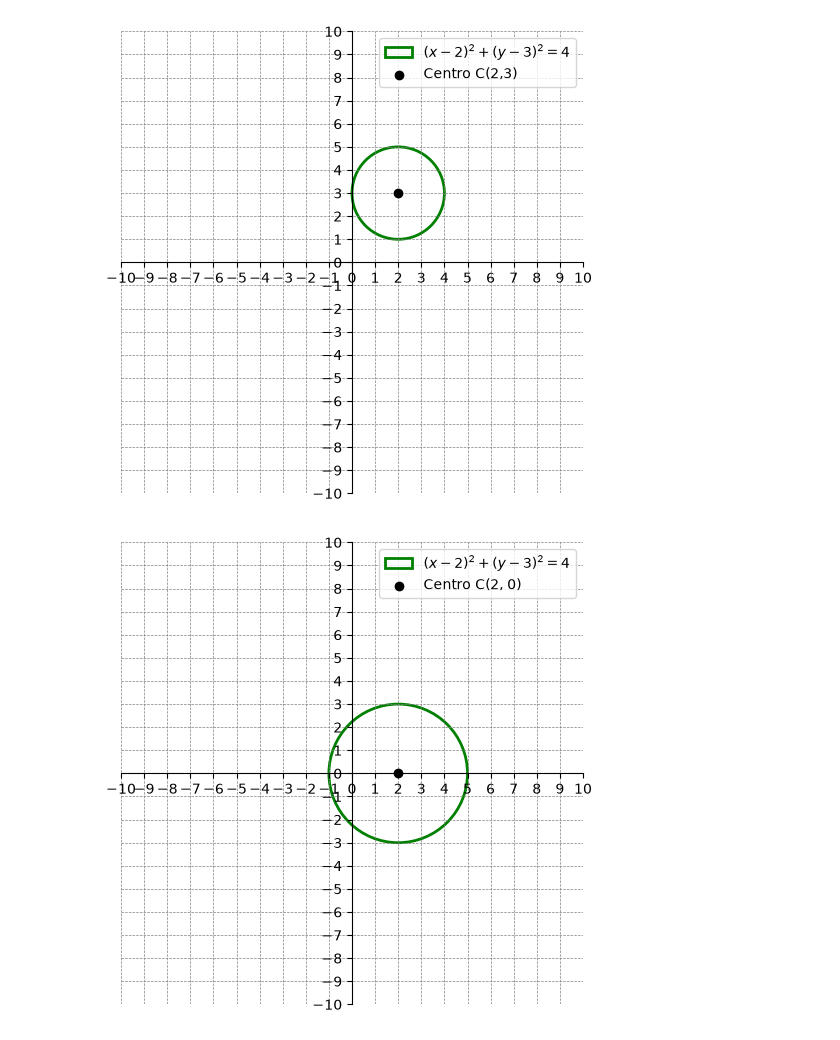
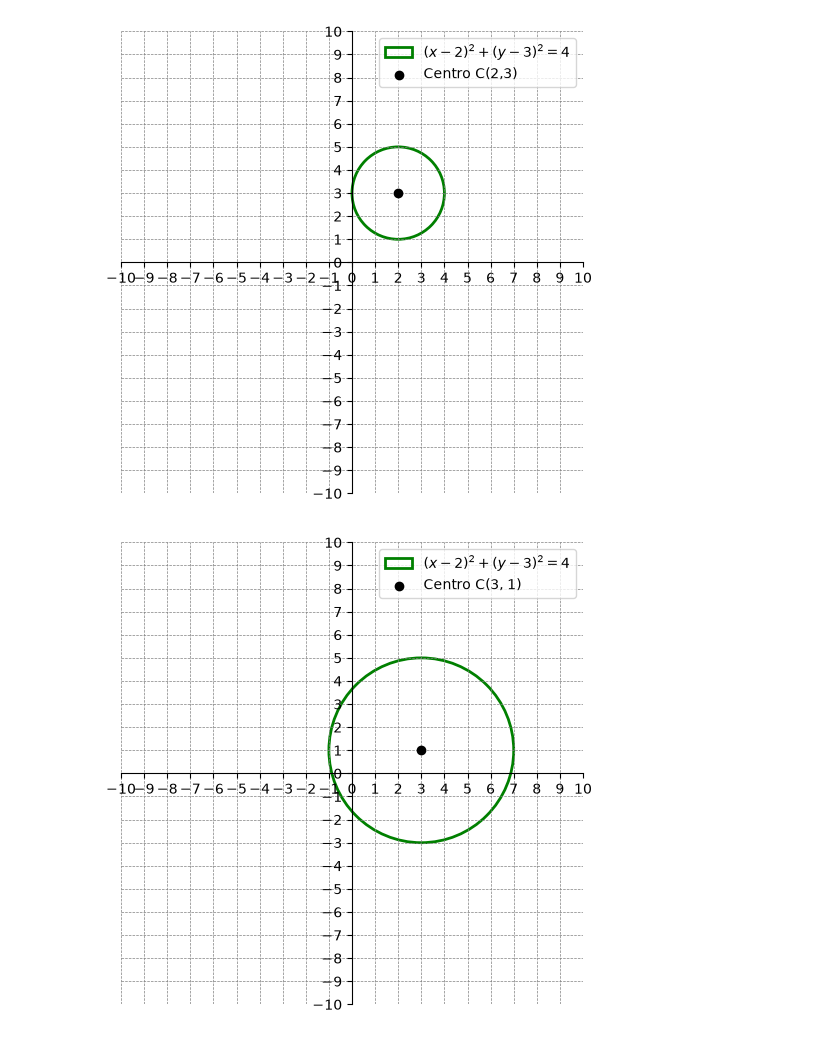
Before and after one commit to germanseiya/Python-2026, a Jupyter notebook: Random/plano_cartesiano.ipynb, the cells around one changed output. Saved outputs shown, nothing was run; the diff lists cells and outputs as text; code cells hidden in the pictures.

```diff
--- a/Random/plano_cartesiano.ipynb
+++ b/Random/plano_cartesiano.ipynb
@@ -168,28 +177,28 @@ plt.show()
 # %%
 fig, ax = plt.subplots(figsize=(6, 6))
 limite = 10
 ax.set_xlim(-limite, limite)
 ax.set_ylim(-limite, limite)
 
 ax.spines['left'].set_position('zero')
 ax.spines['bottom'].set_position('zero')
 ax.spines['right'].set_color('none')
 ax.spines['top'].set_color('none')
 
 ax.grid(True, which='both', linestyle='--', linewidth=0.5, color='gray')
 ax.set_xticks(np.arange(-limite, limite + 1, 1))
 ax.set_yticks(np.arange(-limite, limite + 1, 1))
 ax.set_aspect('equal')
 
 h, k = 3, 1
-radio = 3
+radio = 4
 
 circulo = plt.Circle((h, k), radio, color='green', fill=False, linewidth=2, label='$(x-2)^2 + (y-3)^2 = 4$')
 ax.add_patch(circulo)
 
-plt.scatter(h, k, color='black', zorder=5, label='Centro C(2, 0)')
+plt.scatter(h, k, color='black', zorder=5, label='Centro C(3, 1)')
 
 plt.legend(loc='upper right')
 plt.show()
 # %% [output]
-[figure, old version]
+[figure, new version]
```
Also changed, not shown: parts of 1 cell of this notebook, 2 other files.
